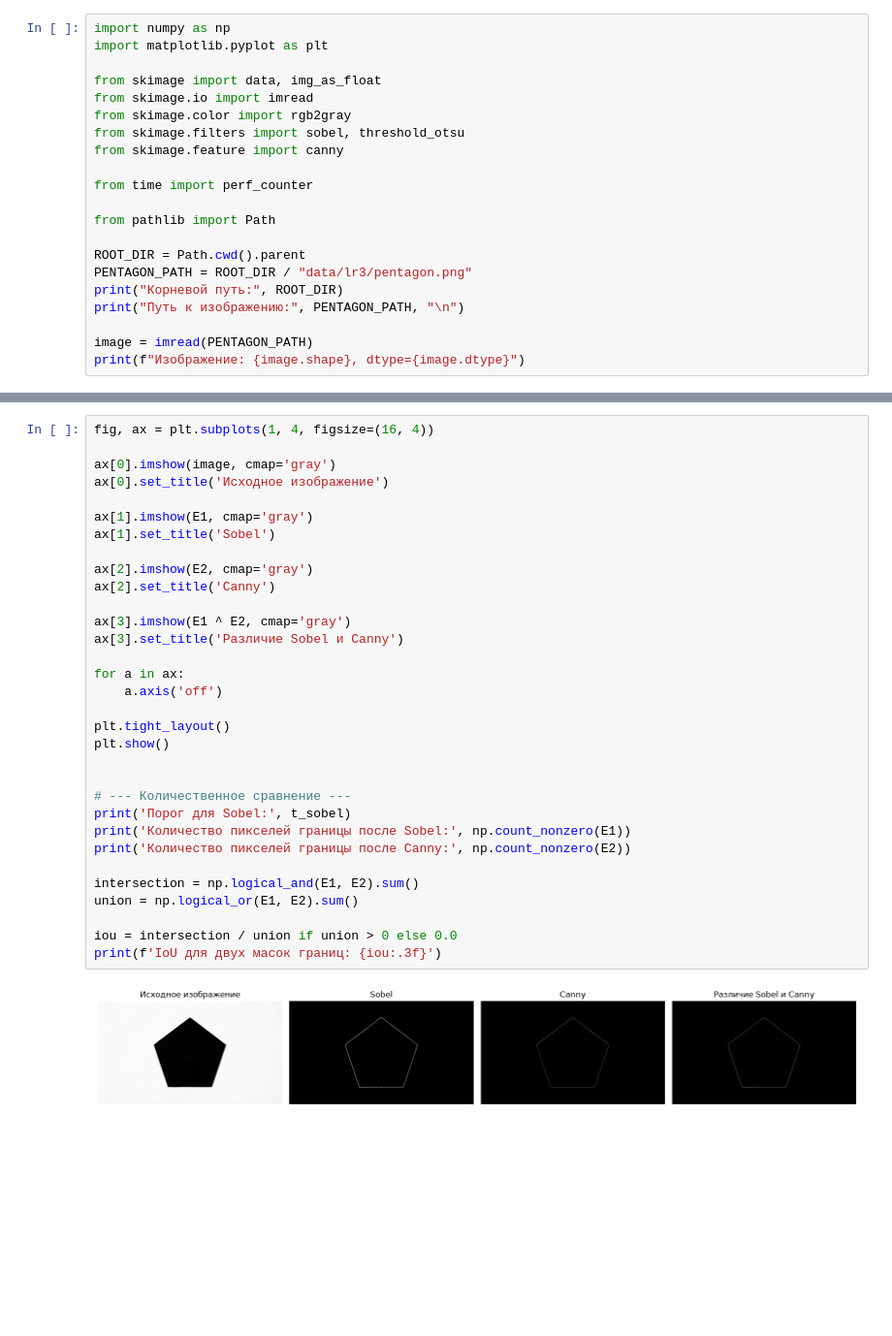
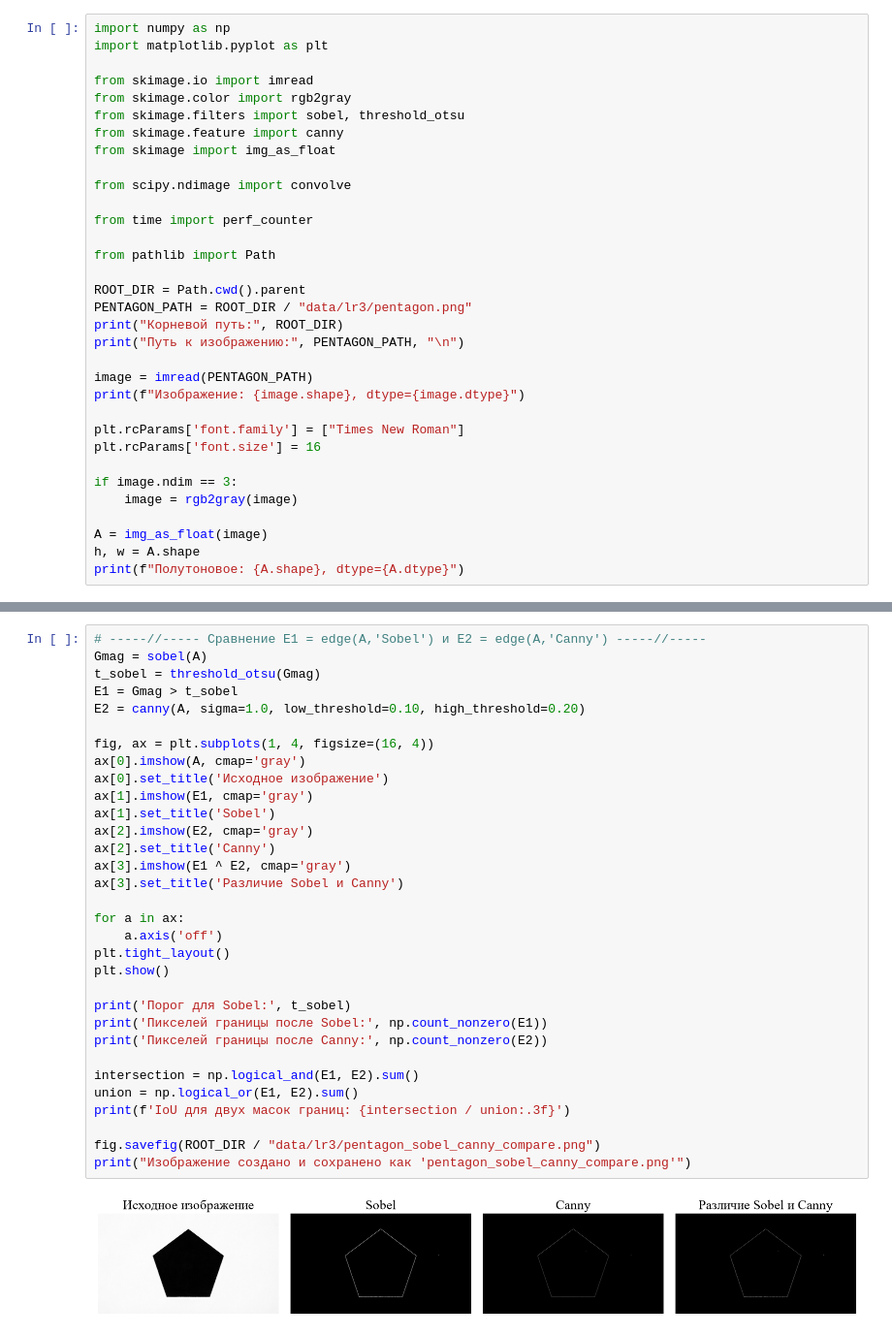
Before and after one commit to RiXenGC/pattern-recognition, a Jupyter notebook: lr3/main.ipynb, the cells around one changed output, grey strips where cells are left out. Shown at 97% size. Cells and saved outputs as stored; diff of their text form; blank space fills up the shorter version.

```diff
--- a/lr3/main.ipynb
+++ b/lr3/main.ipynb
@@ -2,11 +2,13 @@
 import numpy as np
 import matplotlib.pyplot as plt
 
-from skimage import data, img_as_float
 from skimage.io import imread
 from skimage.color import rgb2gray
 from skimage.filters import sobel, threshold_otsu
 from skimage.feature import canny
+from skimage import img_as_float
+
+from scipy.ndimage import convolve
 
 from time import perf_counter
 
@@ -19,4 +21,14 @@ print("Путь к изображению:", PENTAGON_PATH, "\n")
 
 image = imread(PENTAGON_PATH)
 print(f"Изображение: {image.shape}, dtype={image.dtype}")
+
+plt.rcParams['font.family'] = ["Times New Roman"]
+plt.rcParams['font.size'] = 16
+
+if image.ndim == 3:
+    image = rgb2gray(image)
+
+A = img_as_float(image)
+h, w = A.shape
+print(f"Полутоновое: {A.shape}, dtype={A.dtype}")
 # %% [output]
@@ -60,35 +128,35 @@ E2 = canny(
 # %%
+# -----//----- Сравнение E1 = edge(A,'Sobel') и E2 = edge(A,'Canny') -----//-----
+Gmag = sobel(A)
+t_sobel = threshold_otsu(Gmag)
+E1 = Gmag > t_sobel
+E2 = canny(A, sigma=1.0, low_threshold=0.10, high_threshold=0.20)
+
 fig, ax = plt.subplots(1, 4, figsize=(16, 4))
-
-ax[0].imshow(image, cmap='gray')
+ax[0].imshow(A, cmap='gray')
 ax[0].set_title('Исходное изображение')
-
 ax[1].imshow(E1, cmap='gray')
 ax[1].set_title('Sobel')
-
 ax[2].imshow(E2, cmap='gray')
 ax[2].set_title('Canny')
-
 ax[3].imshow(E1 ^ E2, cmap='gray')
 ax[3].set_title('Различие Sobel и Canny')
 
 for a in ax:
     a.axis('off')
-
 plt.tight_layout()
 plt.show()
 
-
-# --- Количественное сравнение ---
 print('Порог для Sobel:', t_sobel)
-print('Количество пикселей границы после Sobel:', np.count_nonzero(E1))
-print('Количество пикселей границы после Canny:', np.count_nonzero(E2))
+print('Пикселей границы после Sobel:', np.count_nonzero(E1))
+print('Пикселей границы после Canny:', np.count_nonzero(E2))
 
 intersection = np.logical_and(E1, E2).sum()
 union = np.logical_or(E1, E2).sum()
+print(f'IoU для двух масок границ: {intersection / union:.3f}')
 
-iou = intersection / union if union > 0 else 0.0
-print(f'IoU для двух масок границ: {iou:.3f}')
+fig.savefig(ROOT_DIR / "data/lr3/pentagon_sobel_canny_compare.png")
+print("Изображение создано и сохранено как 'pentagon_sobel_canny_compare.png'")
 # %% [output]
-[figure, old version]
+[figure, new version]
 Порог для Sobel: 0.22279555685870606
```
Also changed, not shown: parts of 24 cells of this notebook, 5 other files.
